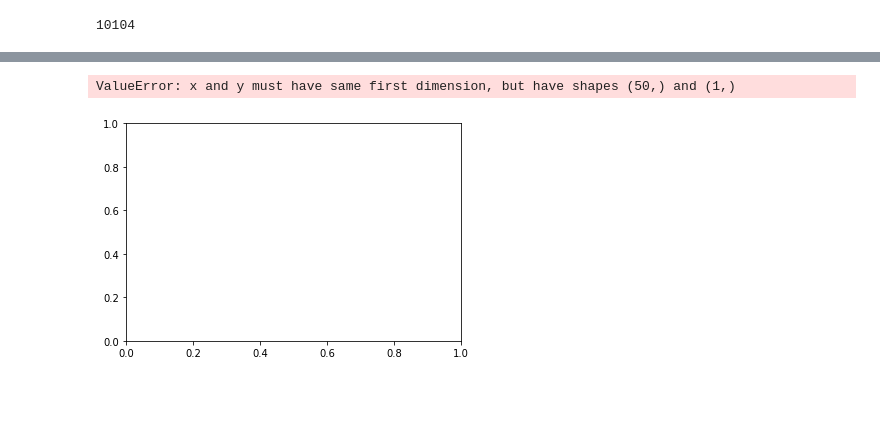
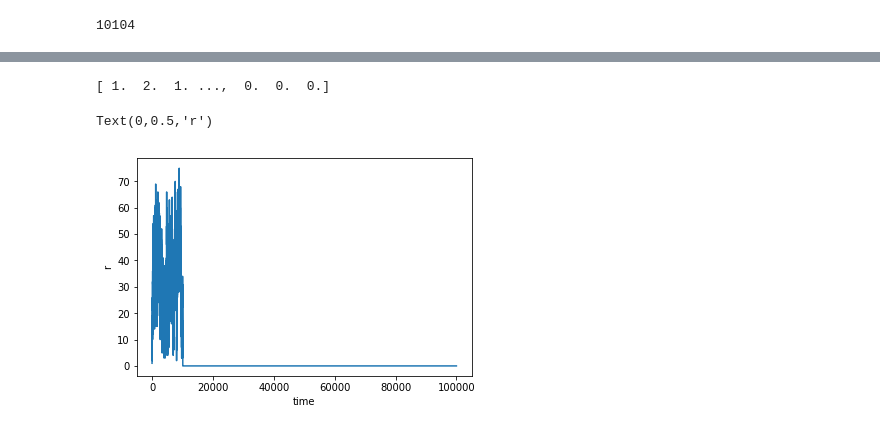
Before and after one commit to Leamelina/Projekt, a Jupyter notebook: Infektionsausbreitung.ipynb, the cells around one changed output, grey strips where cells are left out. Cells and saved outputs as stored; diff of their text form; code cells hidden in the pictures; blank space fills up the shorter version.

Commit message:
log-log plot funktioniert noch nicht ganz

```diff
--- a/Infektionsausbreitung.ipynb
+++ b/Infektionsausbreitung.ipynb
@@ -104,7 +66,12 @@ import matplotlib.pyplot as plt
-# %%
-t = linspace(0,100000)
-plt.plot(t,r)
-plt.show()
-# %% [output]
-ValueError: x and y must have same first dimension, but have shapes (50,) and (1,)
-[figure, removed]
+# %%
+r = sum(A, axis = 1) #r definiert als Anzahl der Einsen pro Zeile, bzw. Anzahl der Erkrankten pro Zeitschritt
+print(r)
+# %% [output]
+[ 1.  2.  1. ...,  0.  0.  0.]
+# %%
+plot(r)#das ist das Diagamm t-r
+xlabel('time')
+ylabel('r')
+# %% [output]
+Text(0,0.5,'r')
+[figure, added]
```
Also changed, not shown: parts of 8 cells of this notebook.
